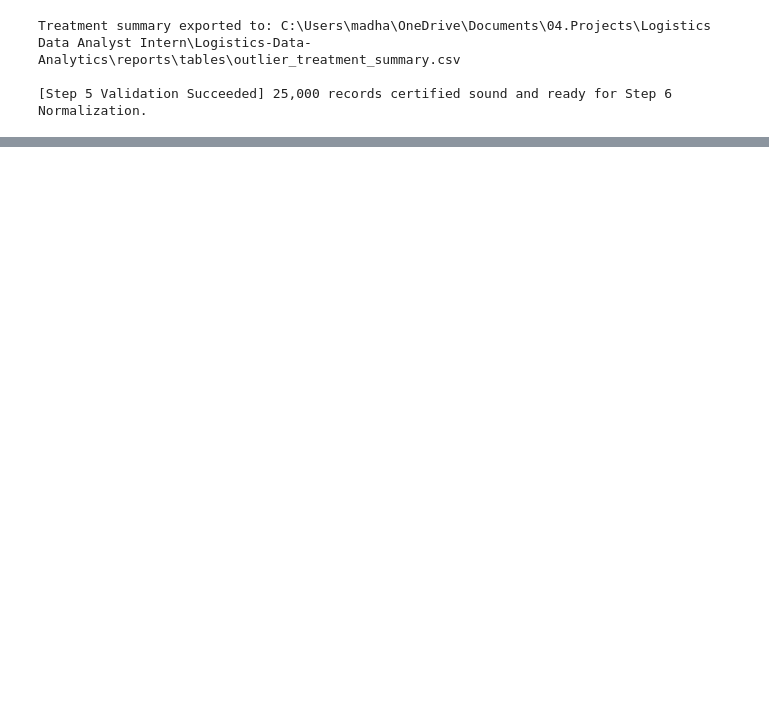
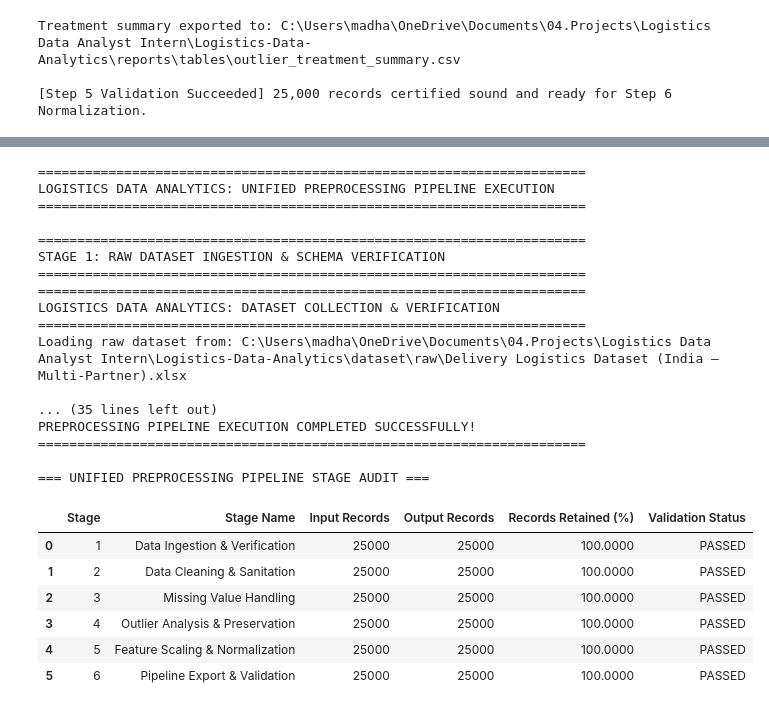
Before and after one commit to madhavanj8148/Logistics-Data-Analytics, a Jupyter notebook: notebooks/Week2_Data_Preprocessing.ipynb, the cells around one changed output, grey strips where cells are left out. Cells and saved outputs as stored; diff of their text form; code cells hidden in the pictures; blank space fills up the shorter version.

```diff
--- a/notebooks/Week2_Data_Preprocessing.ipynb
+++ b/notebooks/Week2_Data_Preprocessing.ipynb
@@ -1232,0 +1577,19 @@ Step 5 (Outlier Detection and Treatment) has concluded with full empirical and a
+# %%
+# 7.1 Pipeline Module Integration & Instantiation
+import sys
+
+# Ensure src/ is accessible in sys.path
+for candidate_dir in [project_root, os.path.join(project_root, 'src'), os.path.abspath('src'), os.path.abspath('../src')]:
+    if os.path.exists(candidate_dir) and candidate_dir not in sys.path:
+        sys.path.insert(0, candidate_dir)
+
+try:
+    from preprocessing_pipeline import LogisticsPreprocessingPipeline
+except ImportError:
+    from src.preprocessing_pipeline import LogisticsPreprocessingPipeline
+
+# Instantiate the pipeline
+pipeline = LogisticsPreprocessingPipeline(raw_filepath=dataset_path, project_root=project_root)
+print("LogisticsPreprocessingPipeline successfully instantiated.")
+print("Source Dataset Path:", pipeline.raw_filepath)
+print("Destination Processed Dir:", pipeline.processed_dir)
@@ -1232,0 +1609,33 @@ Step 5 (Outlier Detection and Treatment) has concluded with full empirical and a
+# %%
+# 7.2 End-to-End Pipeline Execution
+pipeline_output = pipeline.execute_full_pipeline()
+
+# Display Stage Execution Summary
+df_pipeline_summary = pipeline_output['summary']
+print("\n=== UNIFIED PREPROCESSING PIPELINE STAGE AUDIT ===")
+display(df_pipeline_summary[['Stage', 'Stage Name', 'Input Records', 'Output Records', 'Records Retained (%)', 'Validation Status']])
+# %% [output]
+======================================================================
+LOGISTICS DATA ANALYTICS: UNIFIED PREPROCESSING PIPELINE EXECUTION
+======================================================================
+
+======================================================================
+STAGE 1: RAW DATASET INGESTION & SCHEMA VERIFICATION
+======================================================================
+======================================================================
+LOGISTICS DATA ANALYTICS: DATASET COLLECTION & VERIFICATION
+======================================================================
+Loading raw dataset from: C:\Users\madha\OneDrive\Documents\04.Projects\Logistics Data Analyst Intern\Logistics-Data-Analytics\dataset\raw\Delivery Logistics Dataset (India – Multi-Partner).xlsx
+
+... (35 lines left out)
+PREPROCESSING PIPELINE EXECUTION COMPLETED SUCCESSFULLY!
+======================================================================
+
+=== UNIFIED PREPROCESSING PIPELINE STAGE AUDIT ===
+|  | Stage | Stage Name | Input Records | Output Records | Records Retained (%) | Validation Status |
+| 0 | 1 | Data Ingestion & Verification | 25000 | 25000 | 100.0000 | PASSED |
+| 1 | 2 | Data Cleaning & Sanitation | 25000 | 25000 | 100.0000 | PASSED |
+| 2 | 3 | Missing Value Handling | 25000 | 25000 | 100.0000 | PASSED |
+| 3 | 4 | Outlier Analysis & Preservation | 25000 | 25000 | 100.0000 | PASSED |
+| 4 | 5 | Feature Scaling & Normalization | 25000 | 25000 | 100.0000 | PASSED |
+| 5 | 6 | Pipeline Export & Validation | 25000 | 25000 | 100.0000 | PASSED |
```
Also changed, not shown: parts of 28 cells of this notebook, 33 other files.
